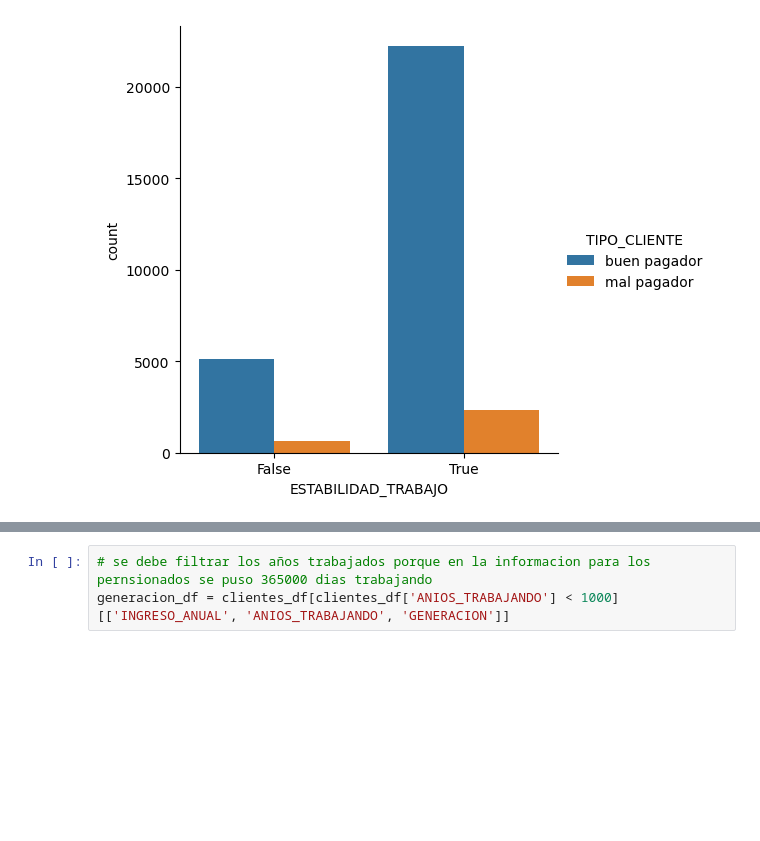
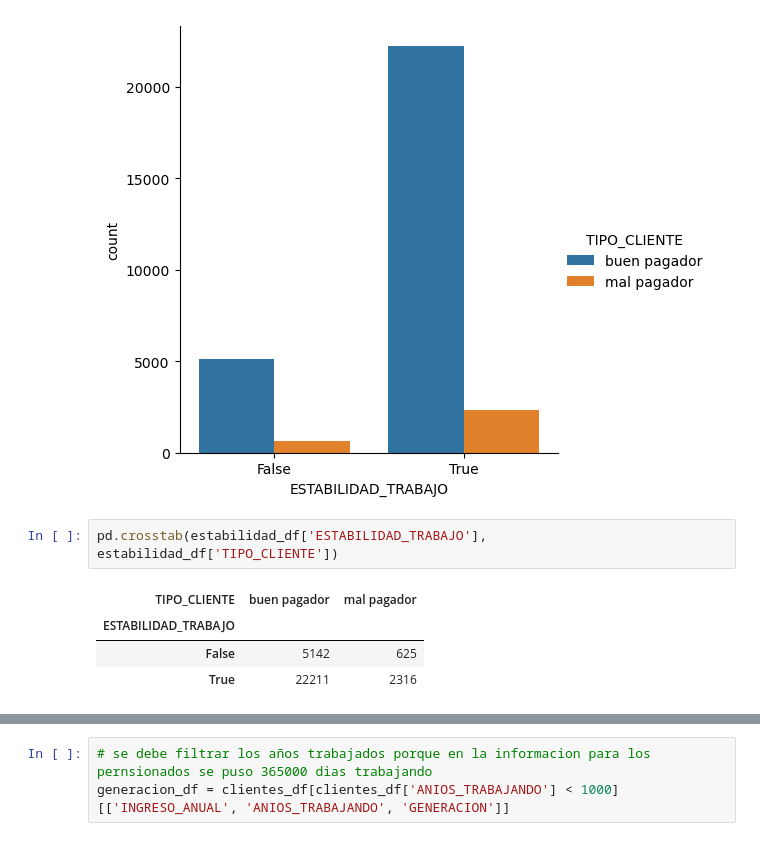
Before and after one commit to ajalca/cbe_customer_classification, a Jupyter notebook: VISA - Grupo 5.ipynb, the cells around one changed output, grey strips where cells are left out. Saved outputs shown, nothing was run; the diff lists cells and outputs as text; blank space fills up the shorter version.

```diff
--- a/VISA - Grupo 5.ipynb
+++ b/VISA - Grupo 5.ipynb
@@ -642,6 +653,13 @@ sns.catplot(x='ESTABILIDAD_TRABAJO', hue='TIPO_CLIENTE', kind='count', data=esta
 # %% [output]
 <seaborn.axisgrid.FacetGrid at 0x...>
 [figure]
+# %%
+pd.crosstab(estabilidad_df['ESTABILIDAD_TRABAJO'], estabilidad_df['TIPO_CLIENTE'])
+# %% [output]
+| TIPO_CLIENTE | buen pagador | mal pagador |
+| ESTABILIDAD_TRABAJO |  |  |
+| False | 5142 | 625 |
+| True | 22211 | 2316 |
 # %%
 #sns.pairplot(clientes_df,hue='GENERACION')
 clientes_df.dtypes
```
Also changed, not shown: parts of 10 cells of this notebook, 1 other file.
